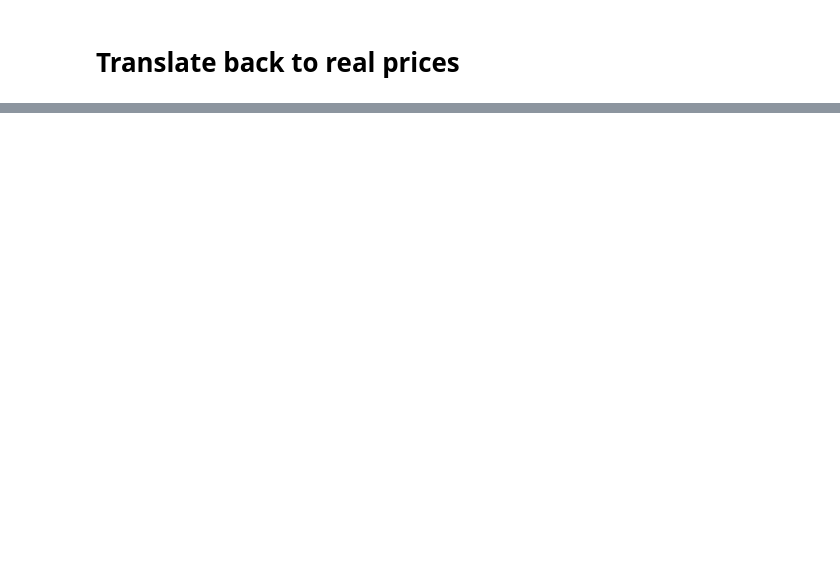
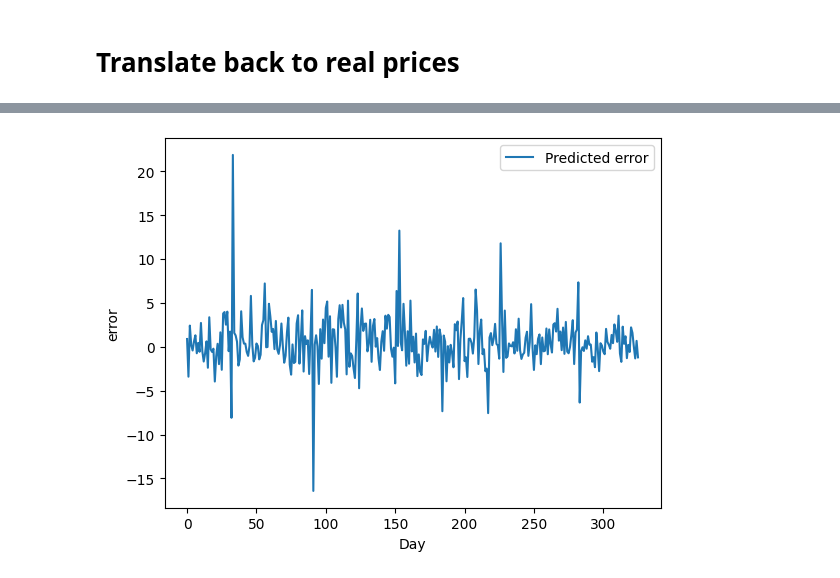
Before and after one commit to kruzel/algotrading, a Jupyter notebook: Low_high_forecasting.ipynb, the cells around one changed output, grey strips where cells are left out. Drawn from its saved outputs; the diff is of its cells as text; code cells hidden in the pictures; blank space fills up the shorter version.

```diff
--- a/Low_high_forecasting.ipynb
+++ b/Low_high_forecasting.ipynb
@@ -491,0 +492,8 @@ Root Mean Square Error:  0.25694167760966413 %
+# %%
+plt.plot(np.subtract(new_y_test,test_predictions), label='Predicted error')
+plt.xlabel('Day')
+plt.ylabel('error')
+plt.legend()
+plt.show()
+# %% [output]
+[figure, added]
```
Also changed, not shown: parts of 17 cells of this notebook.
